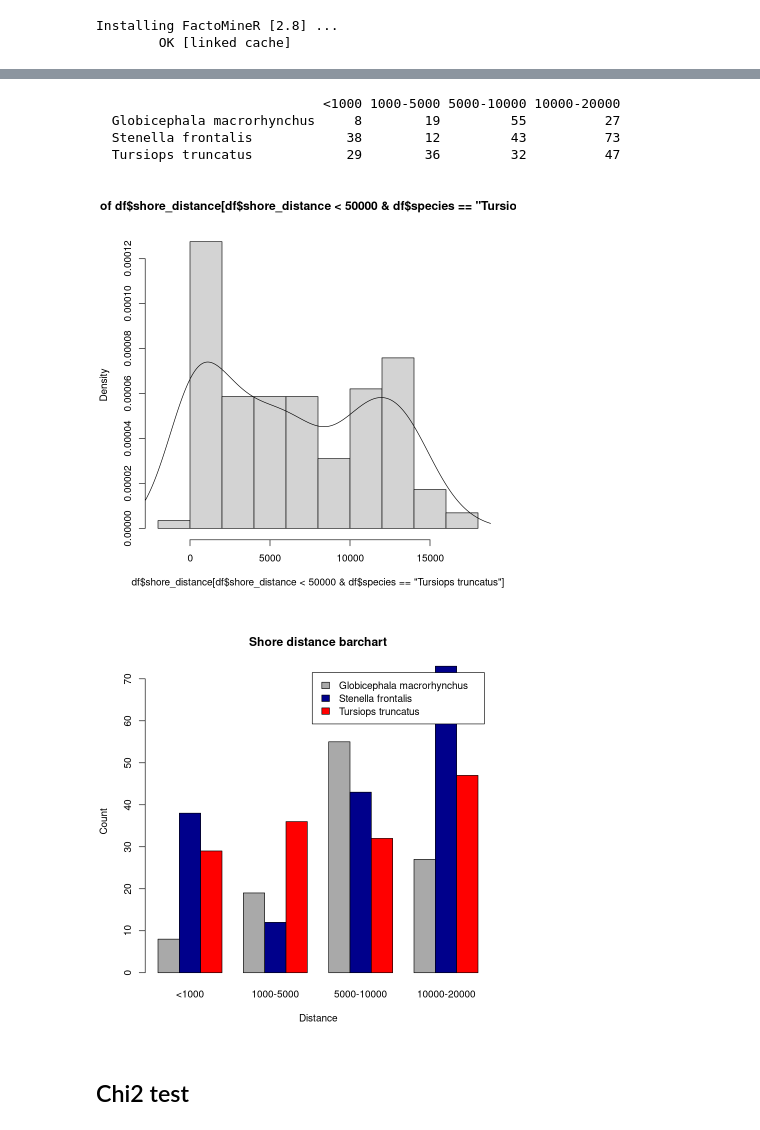
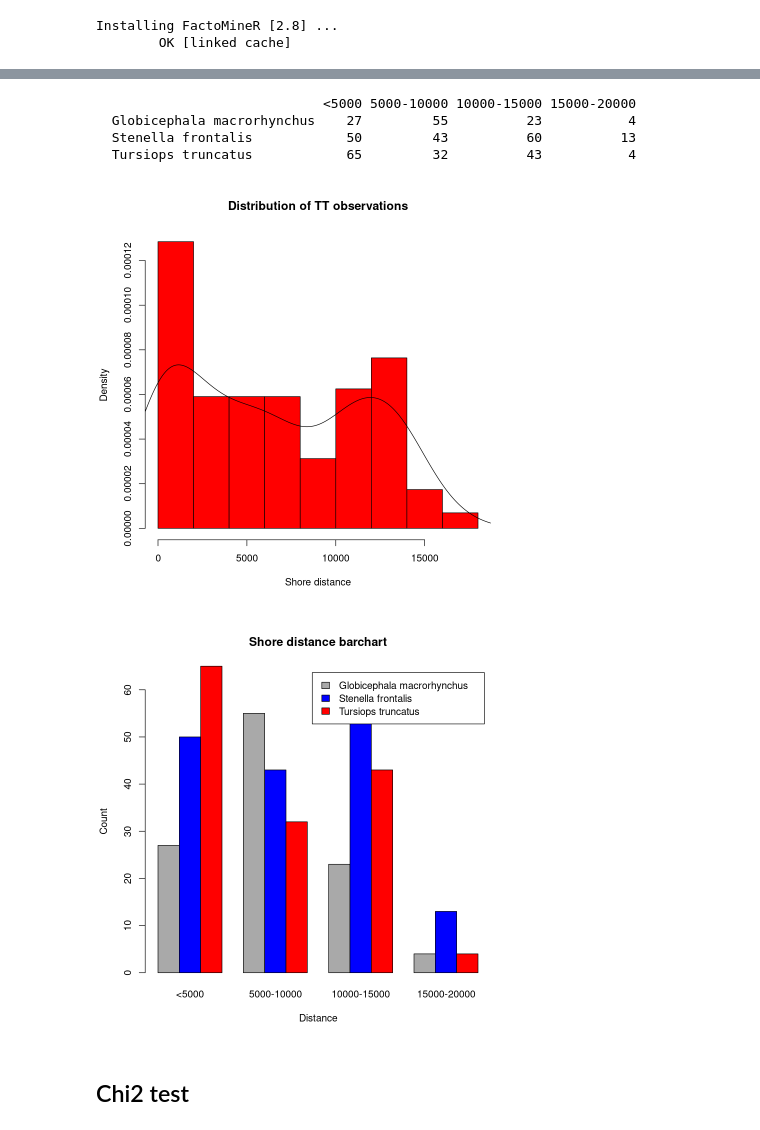
Before and after one commit to Webismagic/stats, a Jupyter notebook: Canaries/shore.ipynb, the cells around one changed output, grey strips where cells are left out. Drawn from its saved outputs; the diff is of its cells as text; code cells hidden in the pictures.

```diff
--- a/Canaries/shore.ipynb
+++ b/Canaries/shore.ipynb
@@ -21,19 +35,24 @@ A data.frame: 6 × 7
 df <- data.frame(table$Name,table$Shore.distance)
 colnames(df) = c('species','shore_distance')
 
-hist(df$shore_distance[df$shore_distance<50000 & df$species=='Globicephala macrorhynchus'],nclass=10,freq=FALSE)
-lines(density(df$shore_distance[df$shore_distance<50000 & df$species=='Globicephala macrorhynchus']))
+hist(df$shore_distance[df$shore_distance>0 & df$shore_distance<20000],nclass=10,freq=FALSE, col='darkgrey', main='Distribution of all observations', xlab='Shore distance')
+lines(density(df$shore_distance[df$shore_distance>0 & df$shore_distance<20000]))
 
-hist(df$shore_distance[df$shore_distance<50000 & df$species=='Stenella frontalis'],nclass=10,freq=FALSE)
-lines(density(df$shore_distance[df$shore_distance<50000 & df$species=='Stenella frontalis']))
+hist(df$shore_distance[df$shore_distance>0 & df$shore_distance<20000 & df$species=='Globicephala macrorhynchus'],nclass=10,freq=FALSE, col='darkgrey', main='Distribution of GM observations', xlab='Shore distance')
+lines(density(df$shore_distance[df$shore_distance>0 & df$shore_distance<20000 & df$species=='Globicephala macrorhynchus']))
 
-hist(df$shore_distance[df$shore_distance<50000 & df$species=='Tursiops truncatus'],nclass=10,freq=FALSE)
-lines(density(df$shore_distance[df$shore_distance<50000 & df$species=='Tursiops truncatus']))
+hist(df$shore_distance[df$shore_distance>0 & df$shore_distance<20000 & df$species=='Stenella frontalis'],nclass=10,freq=FALSE, col='blue', main='Distribution of SF observations', xlab='Shore distance')
+lines(density(df$shore_distance[df$shore_distance>0 & df$shore_distance<20000 & df$species=='Stenella frontalis']))
+
+hist(df$shore_distance[df$shore_distance>0 & df$shore_distance<20000 & df$species=='Tursiops truncatus'],nclass=10,freq=FALSE, col='red', main='Distribution of TT observations', xlab='Shore distance')
+lines(density(df$shore_distance[df$shore_distance>0 & df$shore_distance<20000 & df$species=='Tursiops truncatus']))
 
 
 #df$cat_shore = cut(df$shore_distance,breaks=c(0,1000,5000,10000,max(df$shore_distance)),include.lowest = TRUE,labels = c('<1000','1000-5000','5000-10000','>10000'))
 
-df$cat_shore = cut(df$shore_distance,breaks=c(0,1000,5000,10000,20000),include.lowest = TRUE,labels = c('<1000','1000-5000','5000-10000','10000-20000'))
+#df$cat_shore = cut(df$shore_distance,breaks=c(0,1000,5000,10000,15000,20000),include.lowest = TRUE,labels = c('<1000','1000-50000','5000-10000','10000-15000','15000-20000'))
+
+df$cat_shore = cut(df$shore_distance,breaks=c(0,5000,10000,15000,20000),include.lowest = TRUE,labels = c('<5000','5000-10000','10000-15000','15000-20000'))
 
 #decoupe = quantile(df$shore_distance,probs=seq(0,1,0.25))
 #df$cat_shore = cut(df$shore_distance,breaks=decoupe,include.lowest = TRUE, ,labels = c('<3000','3000-8000','8000-12000','>12000'))
@@ -46,7 +65,7 @@ tbl_cont
 barplot(tbl_cont,
         main = "Shore distance barchart",
         xlab = "Distance", ylab = "Count",
-        col = c("darkgrey", "darkblue", "red"),
+        col = c("darkgrey", "blue", "red"),
         legend.text = rownames(tbl_cont),
         beside = TRUE) # Grouped bars
 # %% [output]
@@ -55,9 +75,9 @@ barplot(tbl_cont,
-                             <1000 1000-5000 5000-10000 10000-20000
-  Globicephala macrorhynchus     8        19         55          27
-  Stenella frontalis            38        12         43          73
-  Tursiops truncatus            29        36         32          47
+                             <5000 5000-10000 10000-15000 15000-20000
+  Globicephala macrorhynchus    27         55          23           4
+  Stenella frontalis            50         43          60          13
+  Tursiops truncatus            65         32          43           4
-[figure, old version]
-[figure, old version]
+[figure, new version]
+[figure, added]
 # %% [markdown]
 ## Chi2 test
 # %%
```
Also changed, not shown: parts of 4 cells of this notebook.
